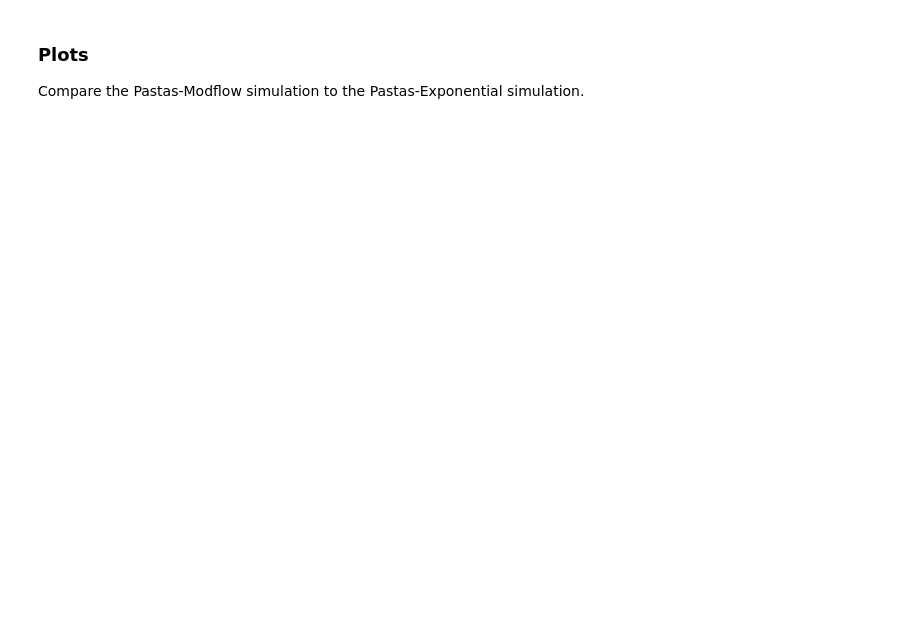
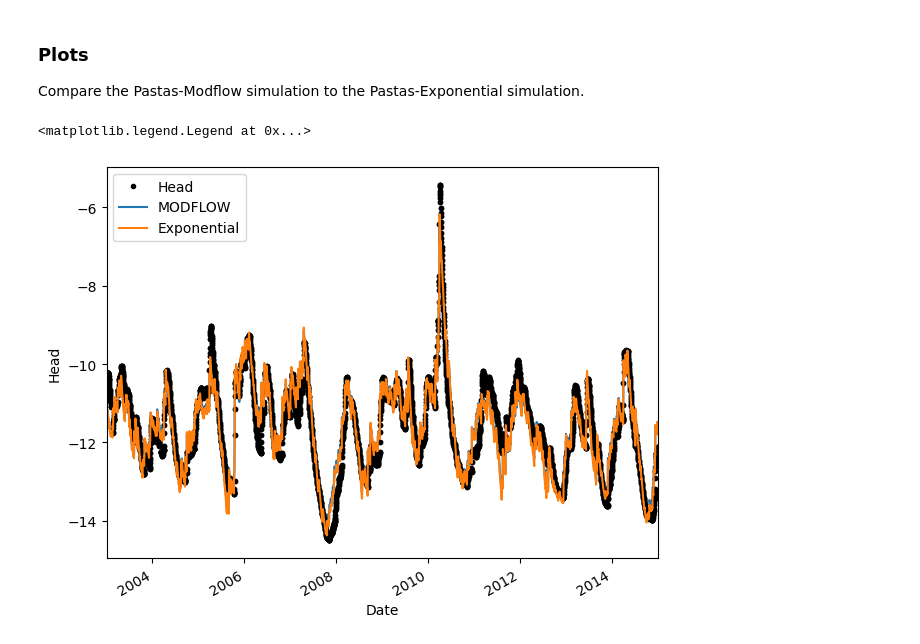
Before and after one commit to pastas/pastas-plugins, a Jupyter notebook: docs/examples/modflow.ipynb, the cells around one changed output. Drawn from its saved outputs; the diff is of its cells as text; code cells hidden in the pictures; blank space fills up the shorter version.

```diff
--- a/docs/examples/modflow.ipynb
+++ b/docs/examples/modflow.ipynb
@@ -119,15 +143,17 @@ time, as the modflow model has to be recomputed for every iteration in the optim
 process.
 # %%
 ml = ps.Model(head)
+ml.del_constant()
 # shorten the warmup to speed up the modflow calculation somewhat.
 ml.settings["warmup"] = pd.Timedelta(days=4 * 365)
-mf = ppmf.ModflowRch(exe_name=mf6_exe, sim_ws="mf_files/test_mfrch")
-sm = ppmf.ModflowModel([prec, evap], modflow=mf, name="test_mfsm")
+mf = ppmf.ModflowRch(exe_name=mf6_exe, sim_ws="mf_files/test_mfrch", head=head)
+sm = ppmf.ModflowModel(prec, evap, modflow=mf, name="test_mfsm")
 ml.add_stressmodel(sm)
-ml.set_parameter(f"{sm.name}_sy", initial=mlexp_sy_i, vary=True)
+
+ml.set_parameter(f"{sm.name}_s", initial=mlexp_s_i, vary=True)
 ml.set_parameter(f"{sm.name}_c", initial=mlexp_c_i, vary=True)
 ml.set_parameter(f"{sm.name}_f", initial=mlexp_f_i, vary=True)
-ml.set_parameter("constant_d", initial=mlexp_d_i, vary=True)
+# ml.set_parameter("constant_d", initial=mlexp_d_i, vary=True)
 
 with SolveTimer() as st:
-    ml.solve(callback=st.timer, fit_constant=False)
+    ml.solve(callback=st.timer)
@@ -165,4 +231,13 @@ comparison.style.format(precision=2)
 Compare the Pastas-Modflow simulation to the Pastas-Exponential simulation.
 # %%
 ax = ml.plot()  # Pastas-Modflow
-mlexp.plot(ax=ax);  # Pastas-Exponential
+mlexp.plot(ax=ax)  # Pastas-Exponential
+handles, labels = ax.get_legend_handles_labels()
+ax.legend(
+    handles[0:2] + handles[3:],
+    labels[0:1] + ["MODFLOW", "Exponential"],
+    loc="upper left",
+)
+# %% [output]
+<matplotlib.legend.Legend at 0x...>
+[figure, added]
```
Also changed, not shown: parts of 12 cells of this notebook.
